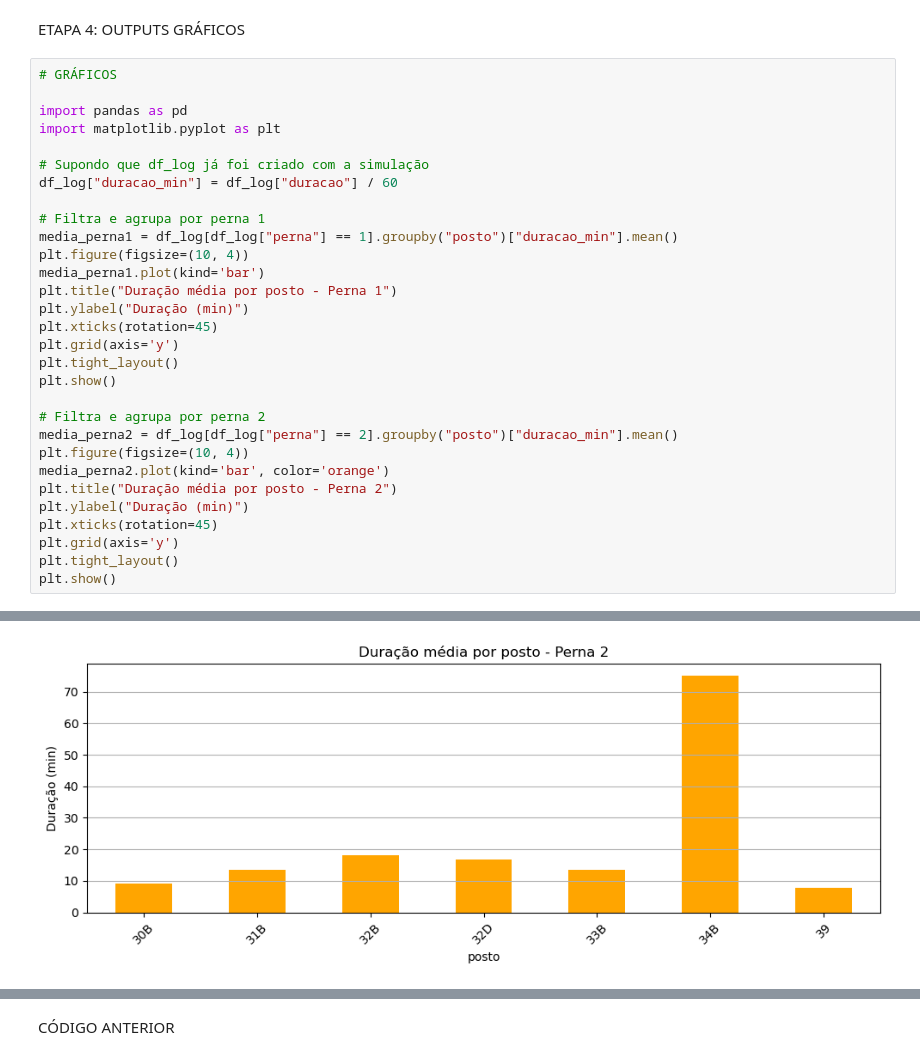
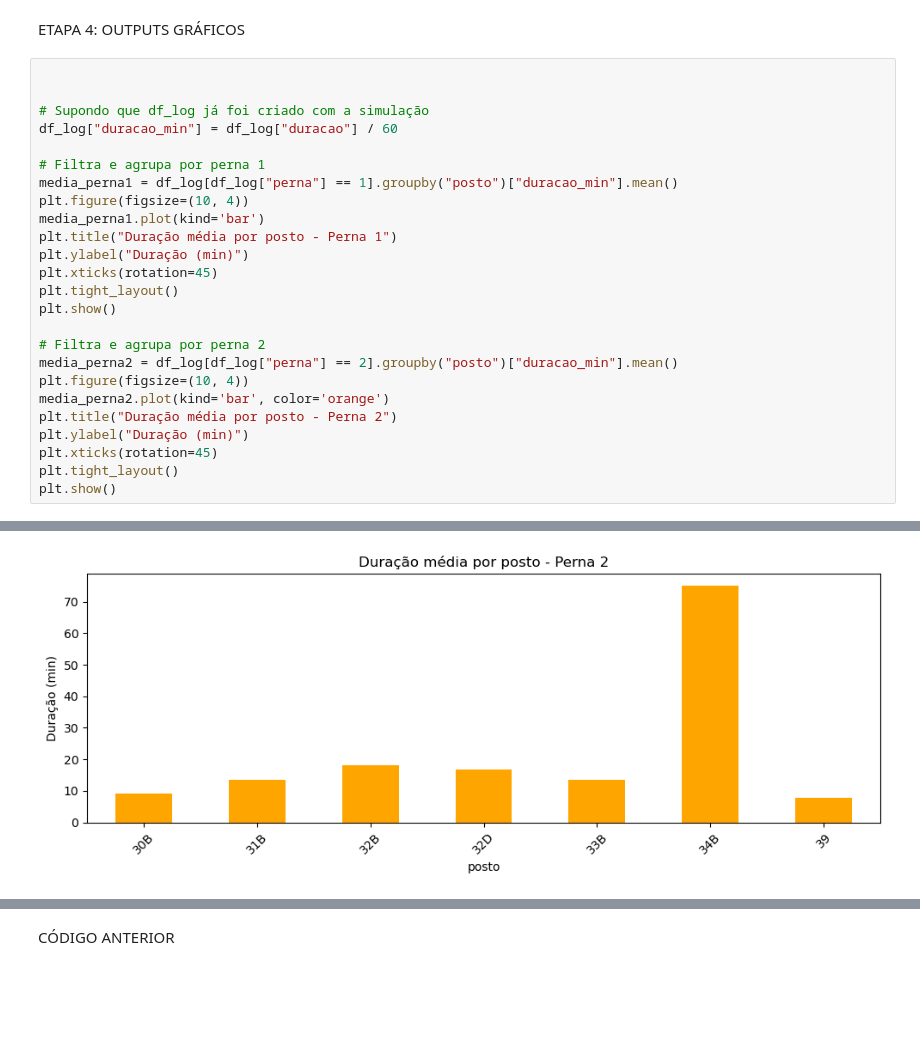
Before and after one commit to MatheusFariasPJ/PROJETO_MERCEDES, a Jupyter notebook: SIMULADOR.ipynb, the cells around one changed output, grey strips where cells are left out. Drawn from its saved outputs; the diff is of its cells as text; blank space fills up the shorter version.

```diff
--- a/SIMULADOR.ipynb
+++ b/SIMULADOR.ipynb
@@ -549,10 +355,7 @@ None
 # %% [markdown]
 ETAPA 4: OUTPUTS GRÁFICOS
 # %%
-# GRÁFICOS
 
-import pandas as pd
-import matplotlib.pyplot as plt
 
 # Supondo que df_log já foi criado com a simulação
 df_log["duracao_min"] = df_log["duracao"] / 60
@@ -564,7 +367,6 @@ media_perna1.plot(kind='bar')
 plt.title("Duração média por posto - Perna 1")
 plt.ylabel("Duração (min)")
 plt.xticks(rotation=45)
-plt.grid(axis='y')
 plt.tight_layout()
 plt.show()
 
@@ -575,7 +377,6 @@ media_perna2.plot(kind='bar', color='orange')
 plt.title("Duração média por posto - Perna 2")
 plt.ylabel("Duração (min)")
 plt.xticks(rotation=45)
-plt.grid(axis='y')
 plt.tight_layout()
 plt.show()
 # %% [output]
@@ -583 +384 @@ plt.show()
-[figure, old version]
+[figure, new version]
```
Also changed, not shown: parts of 23 cells of this notebook.
